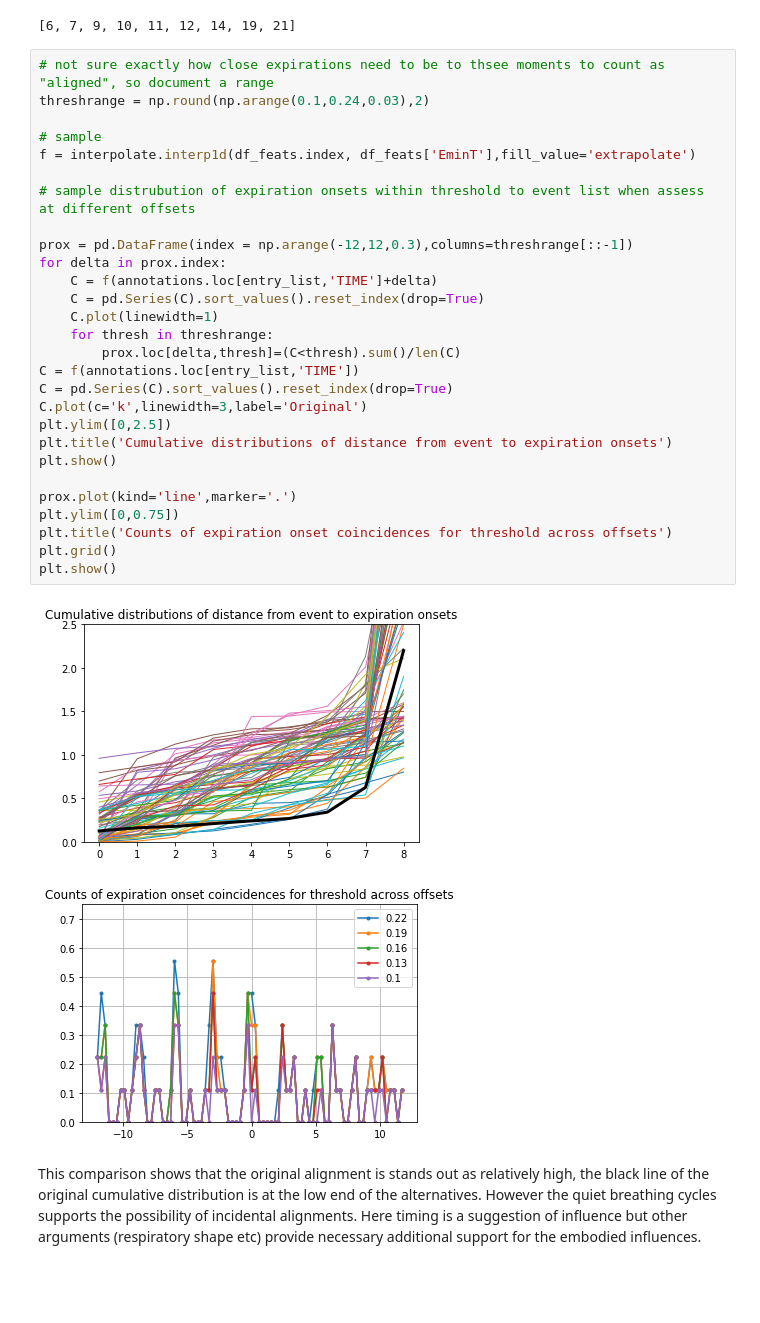
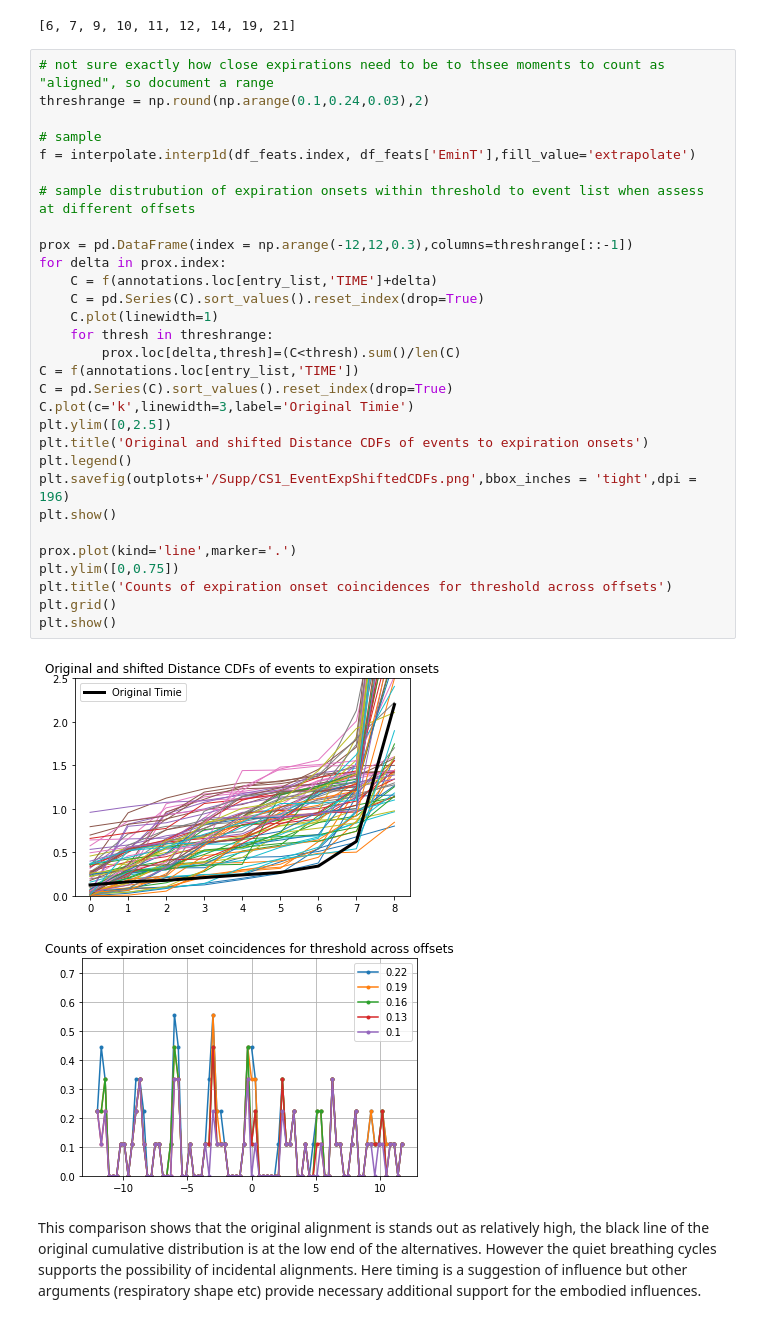
Before and after one commit to finn42/Exploratory_Listening_Phys, a Jupyter notebook: CaseStudy1_SSO.ipynb, the cells around one changed output. Drawn from its saved outputs; the diff is of its cells as text; blank space fills up the shorter version.

Commit message:
Addition of supp plots

```diff
--- a/CaseStudy1_SSO.ipynb
+++ b/CaseStudy1_SSO.ipynb
@@ -664,33 +675,35 @@ entry_list
 # %%
 # not sure exactly how close expirations need to be to thsee moments to count as "aligned", so document a range
 threshrange = np.round(np.arange(0.1,0.24,0.03),2)
 
 # sample
 f = interpolate.interp1d(df_feats.index, df_feats['EminT'],fill_value='extrapolate')
 
 # sample distrubution of expiration onsets within threshold to event list when assess at different offsets
 
 prox = pd.DataFrame(index = np.arange(-12,12,0.3),columns=threshrange[::-1])
 for delta in prox.index:
     C = f(annotations.loc[entry_list,'TIME']+delta)
     C = pd.Series(C).sort_values().reset_index(drop=True)
     C.plot(linewidth=1)
     for thresh in threshrange:
         prox.loc[delta,thresh]=(C<thresh).sum()/len(C)
 C = f(annotations.loc[entry_list,'TIME'])
 C = pd.Series(C).sort_values().reset_index(drop=True)
-C.plot(c='k',linewidth=3,label='Original')
+C.plot(c='k',linewidth=3,label='Original Timie')
 plt.ylim([0,2.5])
-plt.title('Cumulative distributions of distance from event to expiration onsets')
+plt.title('Original and shifted Distance CDFs of events to expiration onsets')
+plt.legend()
+plt.savefig(outplots+'/Supp/CS1_EventExpShiftedCDFs.png',bbox_inches = 'tight',dpi = 196)
 plt.show()
 
 prox.plot(kind='line',marker='.')
 plt.ylim([0,0.75])
 plt.title('Counts of expiration onset coincidences for threshold across offsets')
 plt.grid()
 plt.show()
 # %% [output]
-[figure, old version]
+[figure, new version]
 [figure]
 # %% [markdown]
 This comparison shows that the original alignment is stands out as relatively high, the black line of the original cumulative distribution is at the low end of the alternatives. However the quiet breathing cycles supports the possibility of incidental alignments. Here timing is a suggestion of influence but other arguments (respiratory shape etc) provide necessary additional support for the embodied influences.
```
Also changed, not shown: parts of 10 cells of this notebook, 13 other files.
